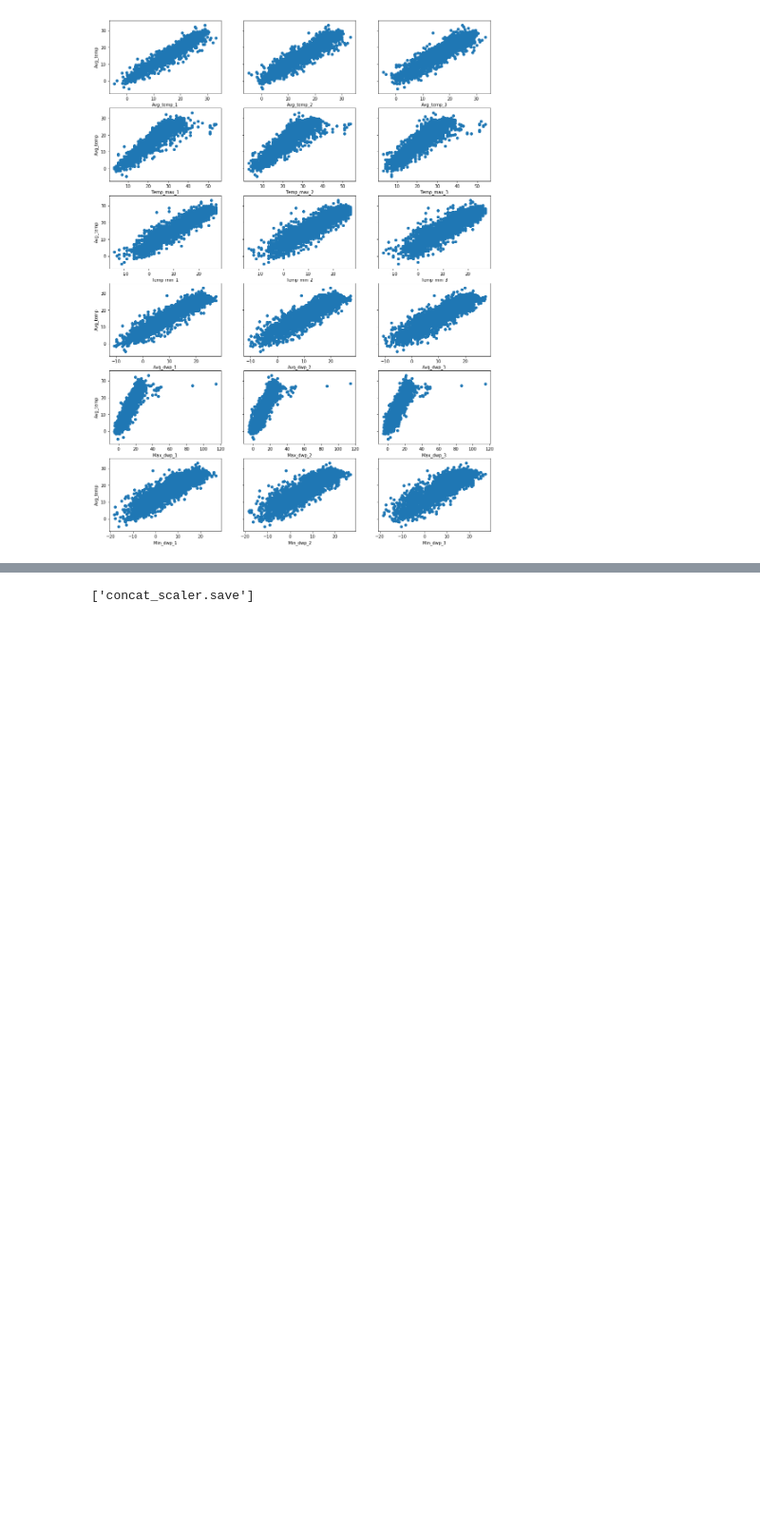
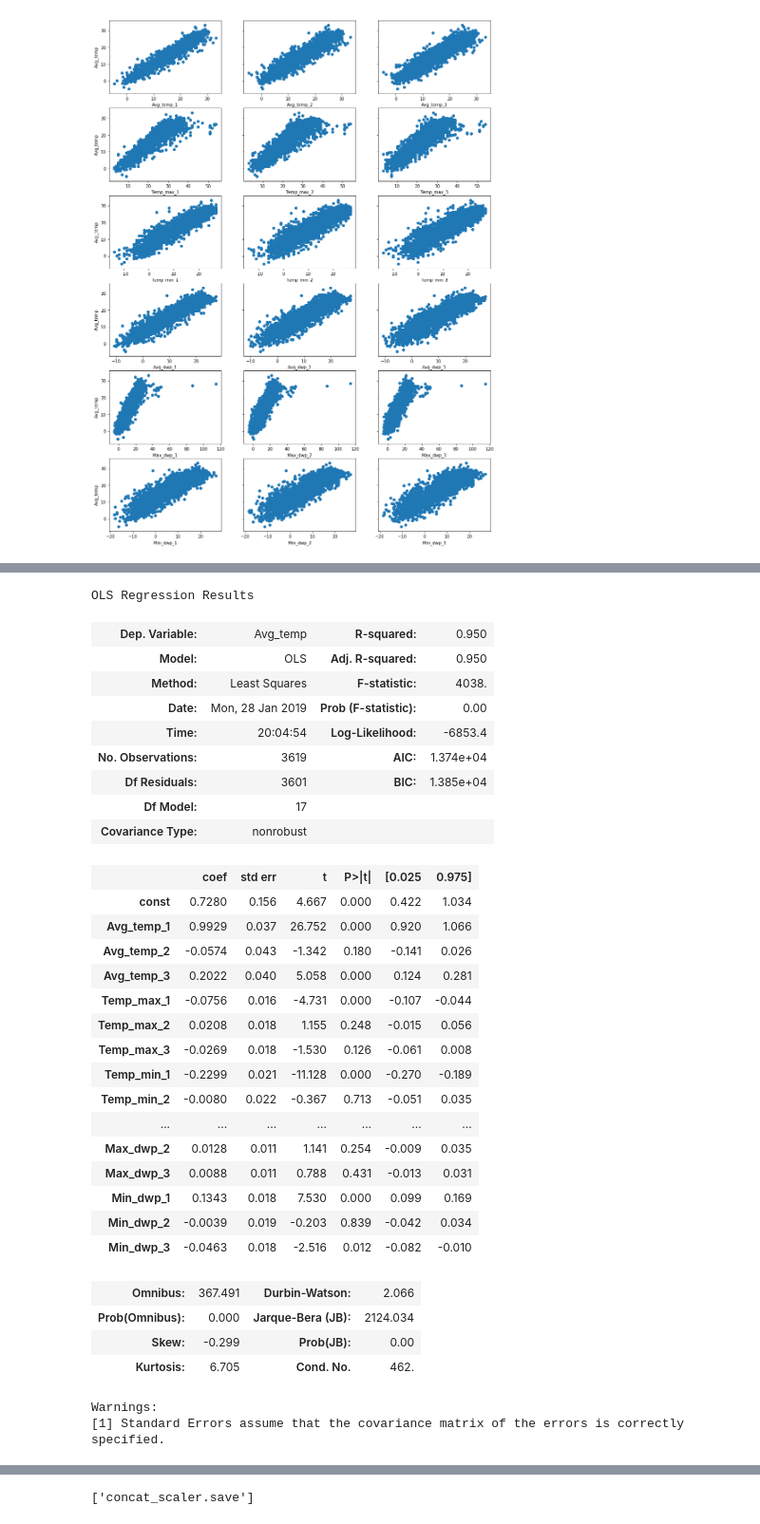
Before and after one commit to cyntiamk/weather_prediction_2, a Jupyter notebook: models_test_feats.ipynb, the cells around one changed output, grey strips where cells are left out. Shown at 95% size. Drawn from its saved outputs; the diff is of its cells as text; code cells hidden in the pictures; blank space fills up the shorter version.

```diff
--- a/models_test_feats.ipynb
+++ b/models_test_feats.ipynb
@@ -76,0 +144,45 @@ plt.show()
+# %%
+# (3) cont. - Identify the predictor with the greatest p-value and assess if its > our selected alpha.
+#             based off the table it is clear that meandewptm_3 has the greatest p-value and that it is
+#             greater than our alpha of 0.05
+
+# (4) - Use pandas drop function to remove this column from X
+X = X.drop('Max_dwp_1', axis=1)
+
+# (5) Fit the model
+model = sm.OLS(y, X).fit()
+
+model.summary()
+# %% [output]
+OLS Regression Results
+| Dep. Variable: | Avg_temp | R-squared: | 0.950 |
+| Model: | OLS | Adj. R-squared: | 0.950 |
+| Method: | Least Squares | F-statistic: | 4038. |
+| Date: | Mon, 28 Jan 2019 | Prob (F-statistic): | 0.00 |
+| Time: | 20:04:54 | Log-Likelihood: | -6853.4 |
+| No. Observations: | 3619 | AIC: | 1.374e+04 |
+| Df Residuals: | 3601 | BIC: | 1.385e+04 |
+| Df Model: | 17 |  |  |
+| Covariance Type: | nonrobust |  |  |
+|  | coef | std err | t | P>|t| | [0.025 | 0.975] |
+| const | 0.7280 | 0.156 | 4.667 | 0.000 | 0.422 | 1.034 |
+| Avg_temp_1 | 0.9929 | 0.037 | 26.752 | 0.000 | 0.920 | 1.066 |
+| Avg_temp_2 | -0.0574 | 0.043 | -1.342 | 0.180 | -0.141 | 0.026 |
+| Avg_temp_3 | 0.2022 | 0.040 | 5.058 | 0.000 | 0.124 | 0.281 |
+| Temp_max_1 | -0.0756 | 0.016 | -4.731 | 0.000 | -0.107 | -0.044 |
+| Temp_max_2 | 0.0208 | 0.018 | 1.155 | 0.248 | -0.015 | 0.056 |
+| Temp_max_3 | -0.0269 | 0.018 | -1.530 | 0.126 | -0.061 | 0.008 |
+| Temp_min_1 | -0.2299 | 0.021 | -11.128 | 0.000 | -0.270 | -0.189 |
+| Temp_min_2 | -0.0080 | 0.022 | -0.367 | 0.713 | -0.051 | 0.035 |
+| ... | ... | ... | ... | ... | ... | ... |
+| Max_dwp_2 | 0.0128 | 0.011 | 1.141 | 0.254 | -0.009 | 0.035 |
+| Max_dwp_3 | 0.0088 | 0.011 | 0.788 | 0.431 | -0.013 | 0.031 |
+| Min_dwp_1 | 0.1343 | 0.018 | 7.530 | 0.000 | 0.099 | 0.169 |
+| Min_dwp_2 | -0.0039 | 0.019 | -0.203 | 0.839 | -0.042 | 0.034 |
+| Min_dwp_3 | -0.0463 | 0.018 | -2.516 | 0.012 | -0.082 | -0.010 |
+| Omnibus: | 367.491 | Durbin-Watson: | 2.066 |
+| Prob(Omnibus): | 0.000 | Jarque-Bera (JB): | 2124.034 |
+| Skew: | -0.299 | Prob(JB): | 0.00 |
+| Kurtosis: | 6.705 | Cond. No. | 462. |
+Warnings:
+[1] Standard Errors assume that the covariance matrix of the errors is correctly specified.
```
Also changed, not shown: parts of 27 cells of this notebook, 8 other files.
